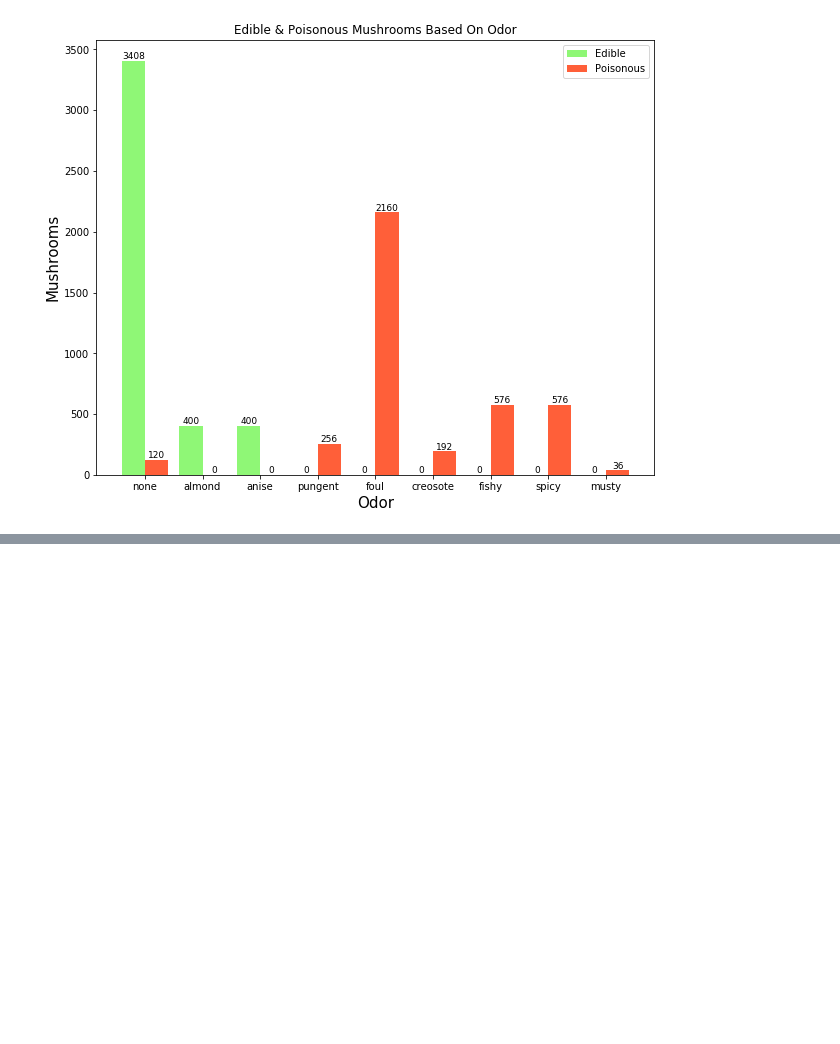
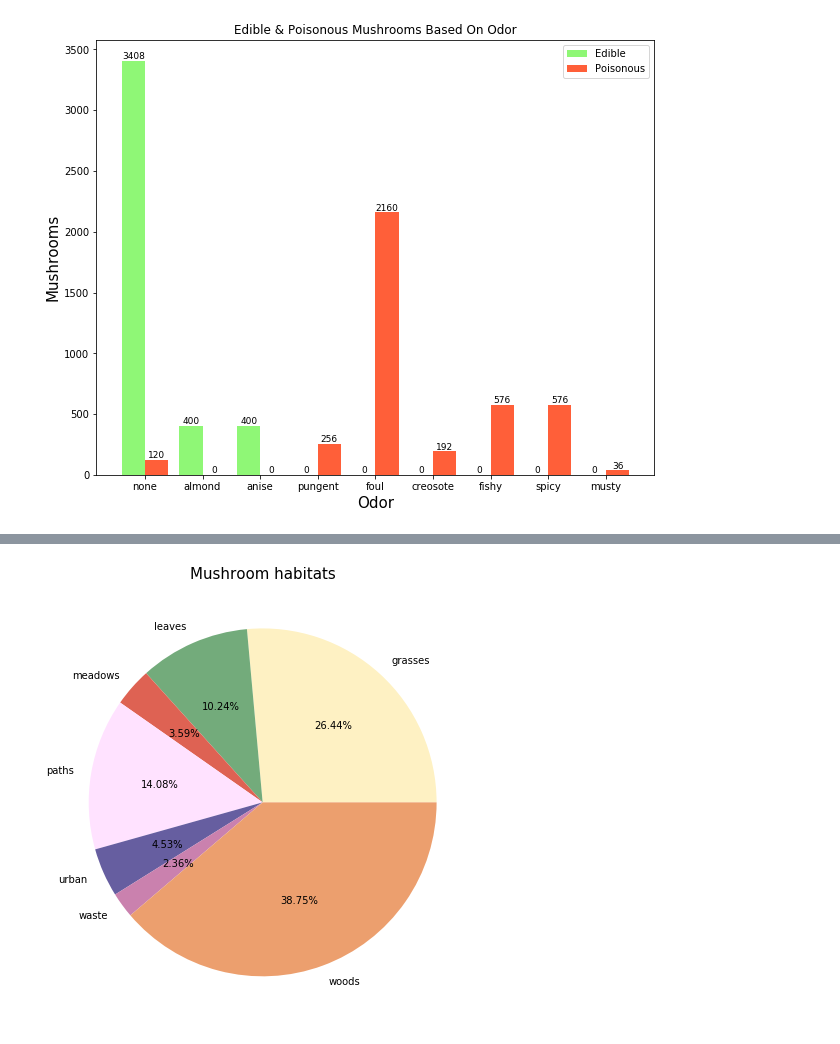
Before and after one commit to yuvrajpandya/ScikitLearn, a Jupyter notebook: KNN/Mushroom Prediction.ipynb, the cells around one changed output, grey strips where cells are left out. Saved outputs shown, nothing was run; the diff lists cells and outputs as text; code cells hidden in the pictures; blank space fills up the shorter version.

```diff
--- a/KNN/Mushroom Prediction.ipynb
+++ b/KNN/Mushroom Prediction.ipynb
@@ -324,7 +327,4 @@ edible_habitat, poisonous_habitat = preparebars('habitat', {'g':'grasses','l':'l
 edible_habitat['class'] = 'edible'
 poisonous_habitat['class'] = 'poisonous'
 
-final = edible_habitat.append(poisonous_habitat)
-
-fig = px.sunburst(final, path=['habitat', 'class'], values='count', color='class')
-fig.show()
+habitat_merged = edible_habitat.append(poisonous_habitat)
@@ -333,0 +331,10 @@ fig.show()
+# %%
+plt.figure(figsize=(10,8))
+habitat = habitat_merged.groupby(by=['habitat'])['count'].sum()
+plt.pie(habitat, autopct='%.2f%%',
+        labels=['grasses', 'leaves', 'meadows', 'paths', 'urban', 'waste', 'woods'],
+        colors=['#fef1c3', '#73ab7b', '#de6253', '#ffe2ff', '#665ea0', '#ca81ae', '#ec9f6e'],
+       center=[0,0]);
+plt.title('Mushroom habitats', fontsize=fontsize);
+# %% [output]
+[figure, added]
```
Also changed, not shown: parts of 4 cells of this notebook.
